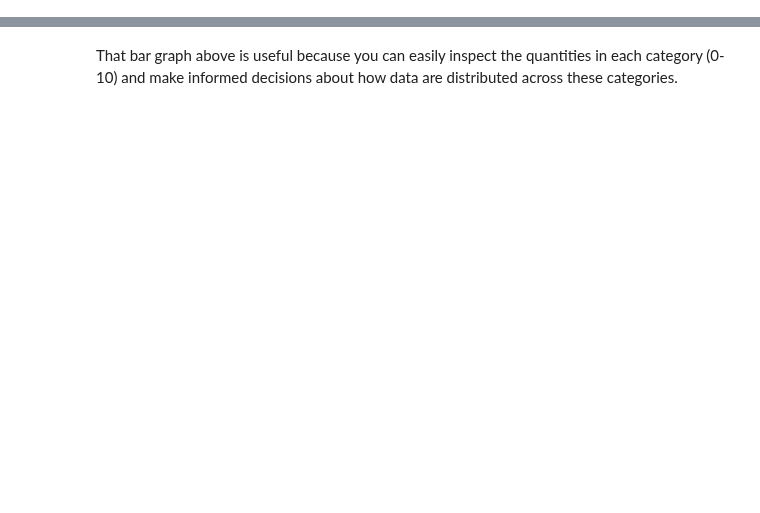
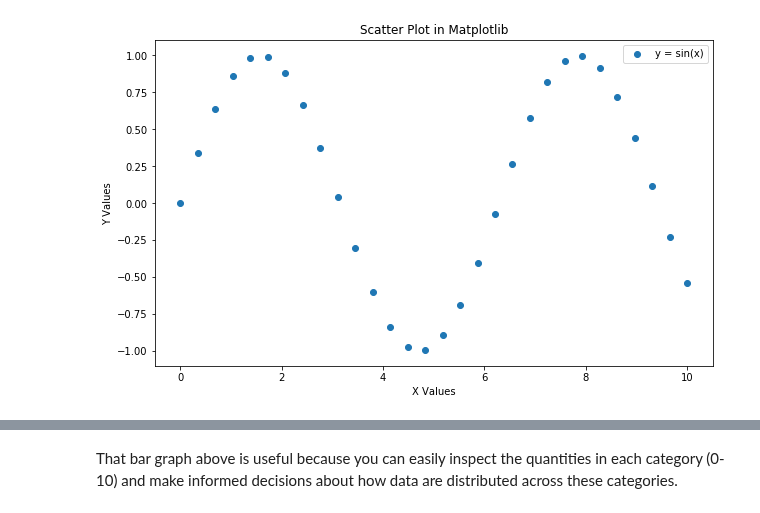
Before and after one commit to learn-co-curriculum/dsc-data-viz, a Jupyter notebook: index.ipynb, the cells around one changed output, grey strips where cells are left out. Cells and saved outputs as stored; diff of their text form; code cells hidden in the pictures; blank space fills up the shorter version.

```diff
--- a/index.ipynb
+++ b/index.ipynb
@@ -126,3 +62,18 @@ ax.legend(["Function: $sin(x)$"]); # the dollar signs mean this is mathtext: htt
+# %%
+# Set the figure size in inches
+plt.figure(figsize=(10,6))
+
+plt.scatter(x, y, label = "y = sin(x)" )
+
+# Set x and y axes labels
+plt.xlabel('X Values')
+plt.ylabel('Y Values')
+
+plt.title('Scatter Plot in Matplotlib')
+plt.legend()
+plt.show()
+# %% [output]
+[figure, added]
 # %% [markdown]
 The nice thing is labels and other customizations that you see here are applicable to almost all kinds of plots in Matplotlib.
 
```
Also changed, not shown: parts of 35 cells of this notebook, 22 other files.
